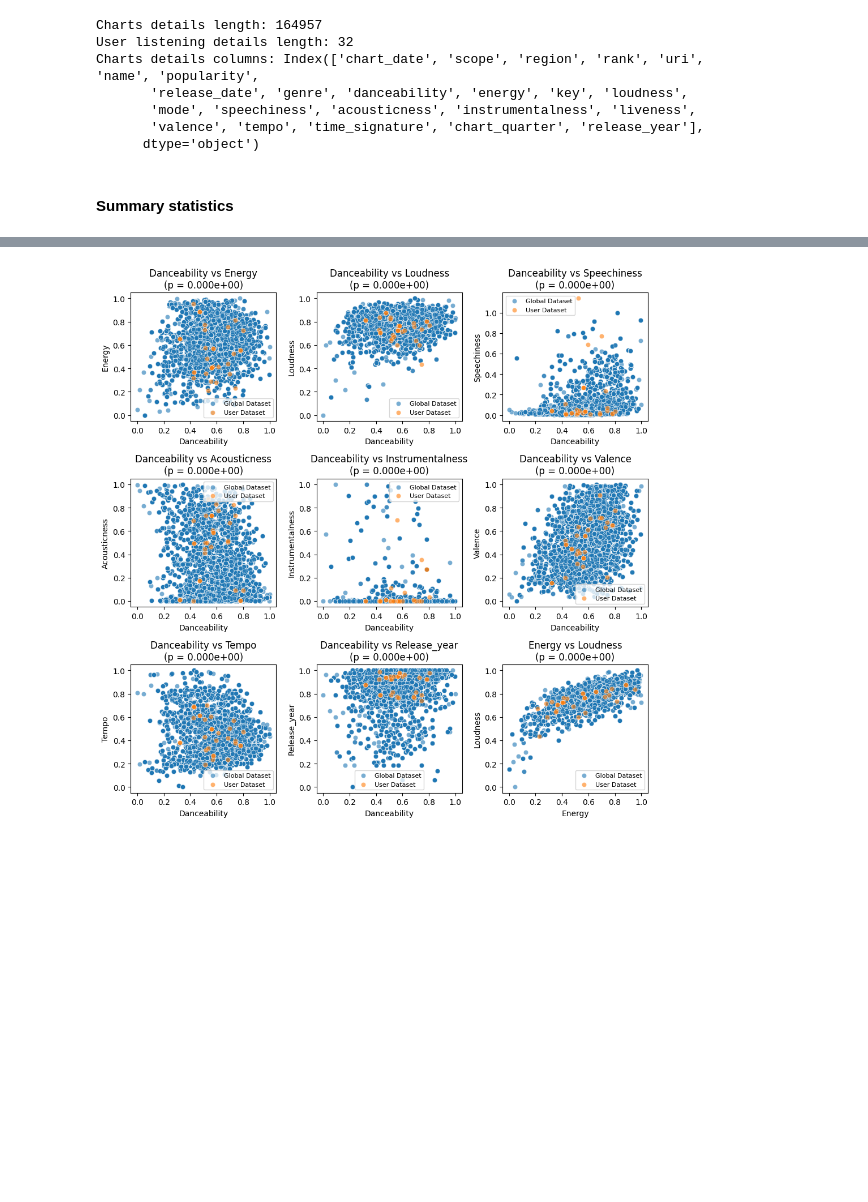
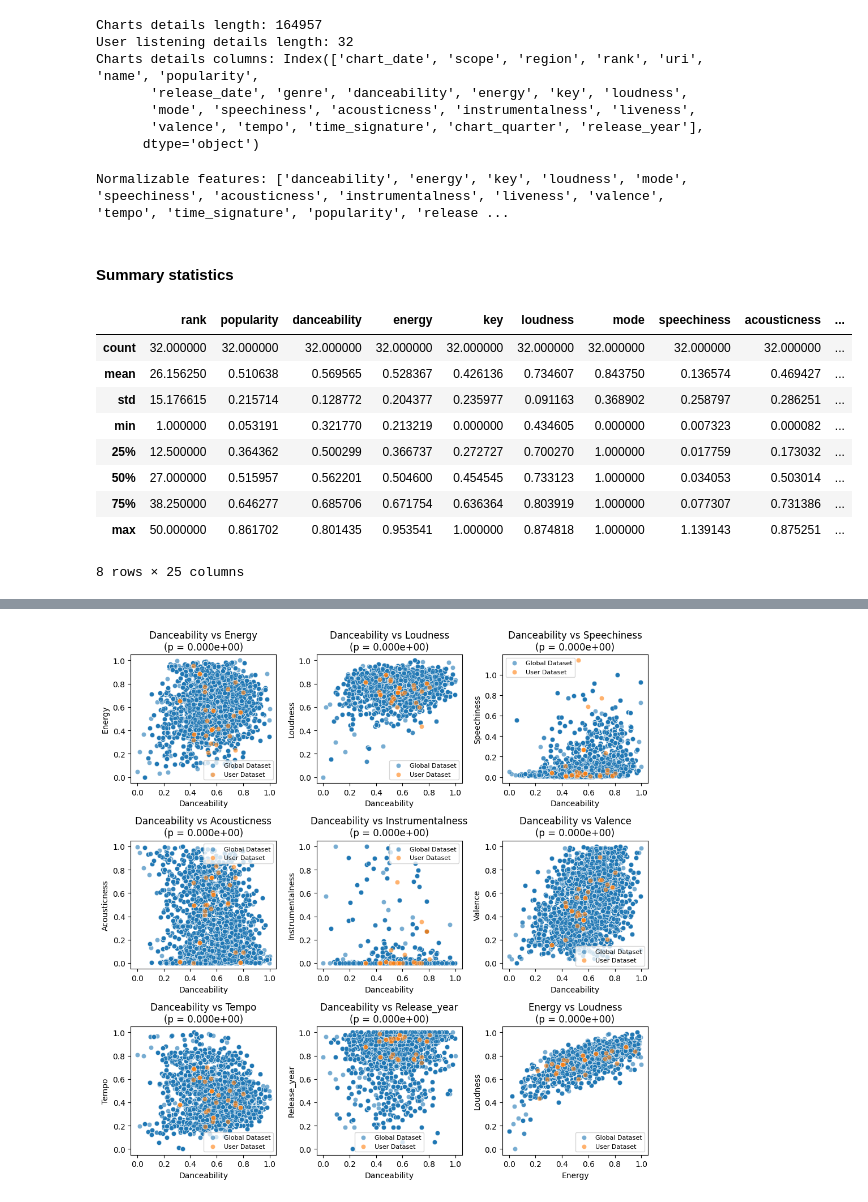
Before and after one commit to LNickelsburg/iss310-final-project, a Jupyter notebook: FinalProject.ipynb, the cells around one changed output, grey strips where cells are left out. Drawn from its saved outputs; the diff is of its cells as text; code cells hidden in the pictures; blank space fills up the shorter version.

```diff
--- a/FinalProject.ipynb
+++ b/FinalProject.ipynb
@@ -194,2 +230,12 @@ Charts details columns: Index(['chart_date', 'scope', 'region', 'rank', 'uri', '
+# %%
+features = features + top_10_genres
+
+normalizable_features = features.copy()
+if 'genre' in normalizable_features:
+    normalizable_features.remove('genre')
+
+print(f"Normalizable features: {normalizable_features}")
+# %% [output]
+Normalizable features: ['danceability', 'energy', 'key', 'loudness', 'mode', 'speechiness', 'acousticness', 'instrumentalness', 'liveness', 'valence', 'tempo', 'time_signature', 'popularity', 'release ...
 # %%
 scaler = MinMaxScaler()
@@ -214,6 +260,20 @@ combined_tracks_df.drop_duplicates(subset=['uri'], inplace=True)
 # %%
 charts_summary = charts_details_df.describe()
 user_summary = user_listening_details_df.describe()
+
+charts_summary
+user_summary
+# %% [output]
+|  | rank | popularity | danceability | energy | key | loudness | mode | speechiness | acousticness | ... |
+| count | 32.000000 | 32.000000 | 32.000000 | 32.000000 | 32.000000 | 32.000000 | 32.000000 | 32.000000 | 32.000000 | ... |
+| mean | 26.156250 | 0.510638 | 0.569565 | 0.528367 | 0.426136 | 0.734607 | 0.843750 | 0.136574 | 0.469427 | ... |
+| std | 15.176615 | 0.215714 | 0.128772 | 0.204377 | 0.235977 | 0.091163 | 0.368902 | 0.258797 | 0.286251 | ... |
+| min | 1.000000 | 0.053191 | 0.321770 | 0.213219 | 0.000000 | 0.434605 | 0.000000 | 0.007323 | 0.000082 | ... |
+| 25% | 12.500000 | 0.364362 | 0.500299 | 0.366737 | 0.272727 | 0.700270 | 1.000000 | 0.017759 | 0.173032 | ... |
+| 50% | 27.000000 | 0.515957 | 0.562201 | 0.504600 | 0.454545 | 0.733123 | 1.000000 | 0.034053 | 0.503014 | ... |
+| 75% | 38.250000 | 0.646277 | 0.685706 | 0.671754 | 0.636364 | 0.803919 | 1.000000 | 0.077307 | 0.731386 | ... |
+| max | 50.000000 | 0.861702 | 0.801435 | 0.953541 | 1.000000 | 0.874818 | 1.000000 | 1.139143 | 0.875251 | ... |
+8 rows × 25 columns
 # %%
 # kde plots
 fig, axes = plt.subplots(nrows=4, ncols=3, figsize=(10, 10))
```
Also changed, not shown: parts of 9 cells of this notebook.
